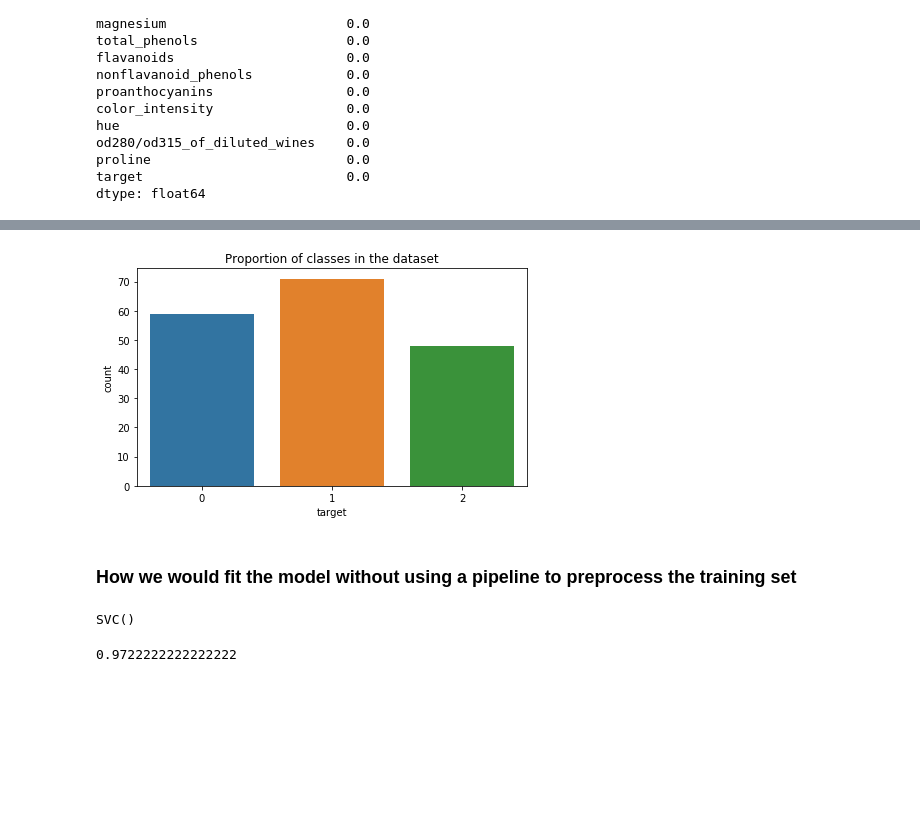
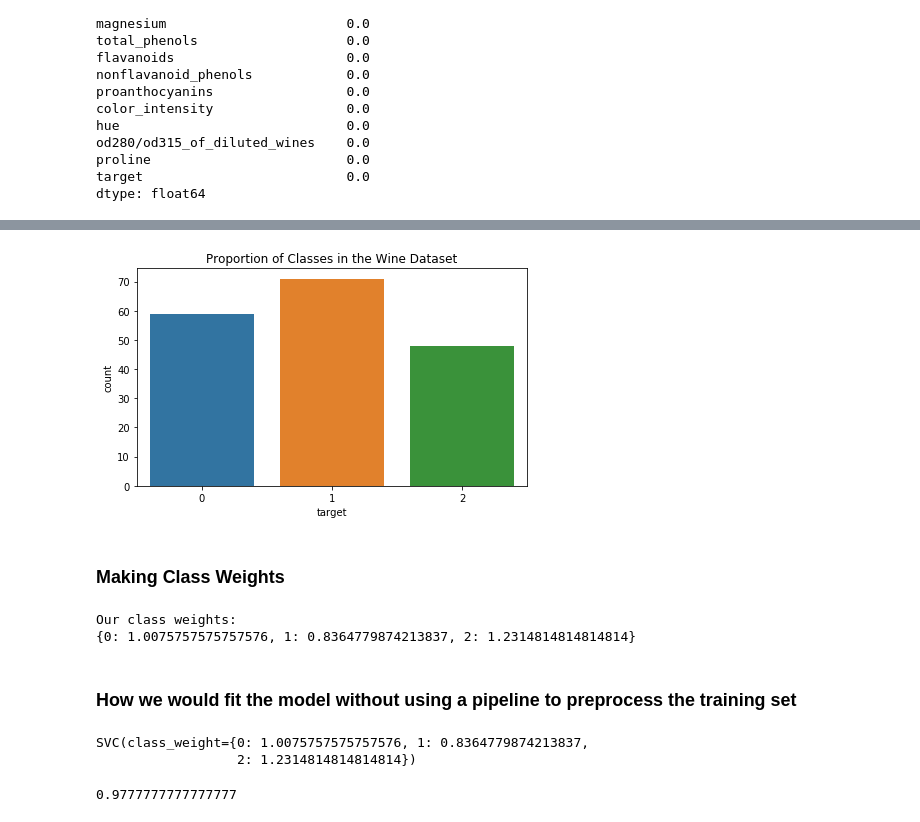
Before and after one commit to Lewis34cs/pipeline_blog, a Jupyter notebook: pipeline_blog.ipynb, the cells around one changed output, grey strips where cells are left out. Saved outputs shown, nothing was run; the diff lists cells and outputs as text; code cells hidden in the pictures; blank space fills up the shorter version.

```diff
--- a/pipeline_blog.ipynb
+++ b/pipeline_blog.ipynb
@@ -86,14 +95,24 @@ df.describe()
 # %%
 plt.figure(figsize=(7,4))
 sns.countplot(x=df['target'])
-plt.title('Proportion of classes in the dataset');
+plt.title('Proportion of Classes in the Wine Dataset');
 # %% [output]
-[figure, old version]
+[figure, new version]
 # %%
 X = df.drop(columns='target')
 y = df['target']
 # %%
 X_train, X_test, y_train, y_test = train_test_split(X, y, random_state=42)
+# %% [markdown]
+### Making Class Weights
+# %%
+class_weights = class_weight.compute_class_weight('balanced', classes=np.unique(y_train),
+                                                  y=y_train)
+class_weights_dict = {0: class_weights[0], 1: class_weights[1], 2: class_weights[2]}
+print(f"Our class weights:\n{class_weights_dict}")
+# %% [output]
+Our class weights:
+{0: 1.0075757575757576, 1: 0.8364779874213837, 2: 1.2314814814814814}
 # %% [markdown]
 ### How we would fit the model without using a pipeline to preprocess the training set
 # %%
@@ -101,13 +120,14 @@ scaler = StandardScaler()
 X_train_scaled = scaler.fit_transform(X_train)
 X_test_scaled = scaler.transform(X_test)
 # %%
-svm = SVC()
+svm = SVC(class_weight=class_weights_dict)
 svm.fit(X_train_scaled, y_train)
 # %% [output]
-SVC()
+SVC(class_weight={0: 1.0075757575757576, 1: 0.8364779874213837,
+                  2: 1.2314814814814814})
 # %%
 y_pred = svm.predict(X_test_scaled)
 # %%
-metrics.balanced_accuracy_score(y_test, y_pred)
+metrics.accuracy_score(y_test, y_pred)
 # %% [output]
-0.9722222222222222
+0.9777777777777777
```
Also changed, not shown: parts of 15 cells of this notebook.
